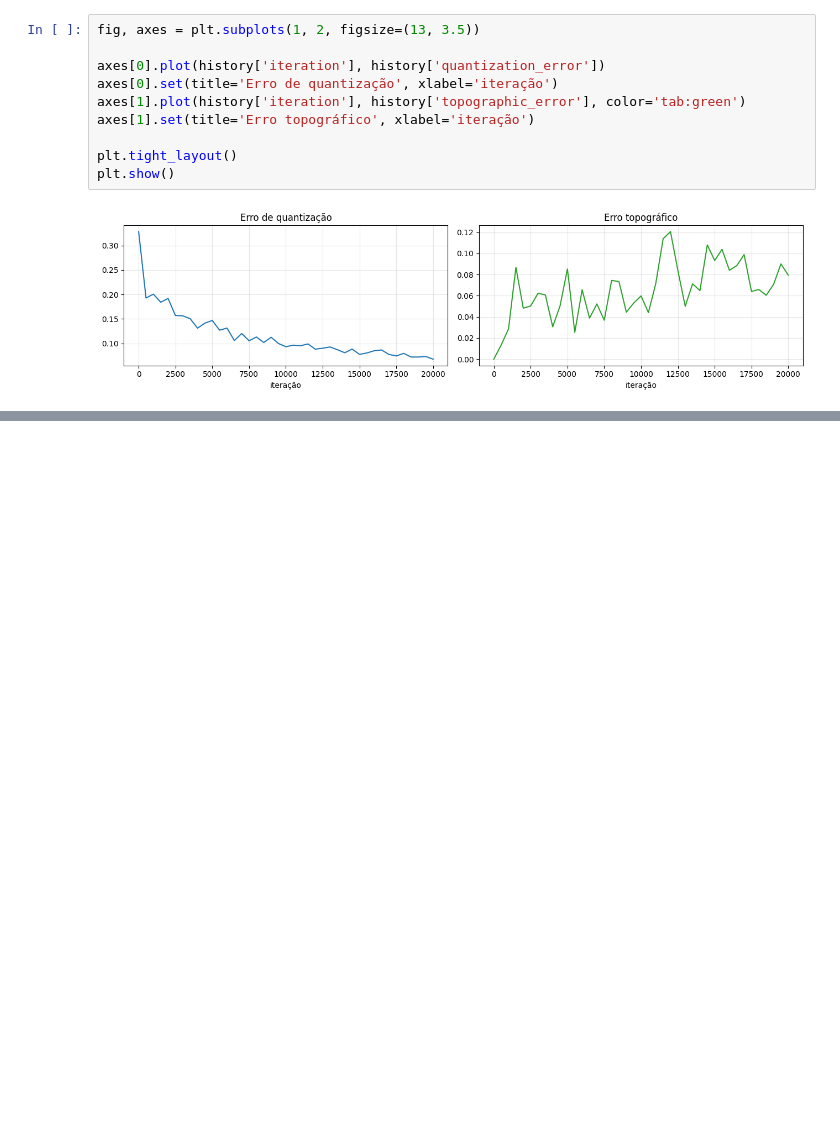
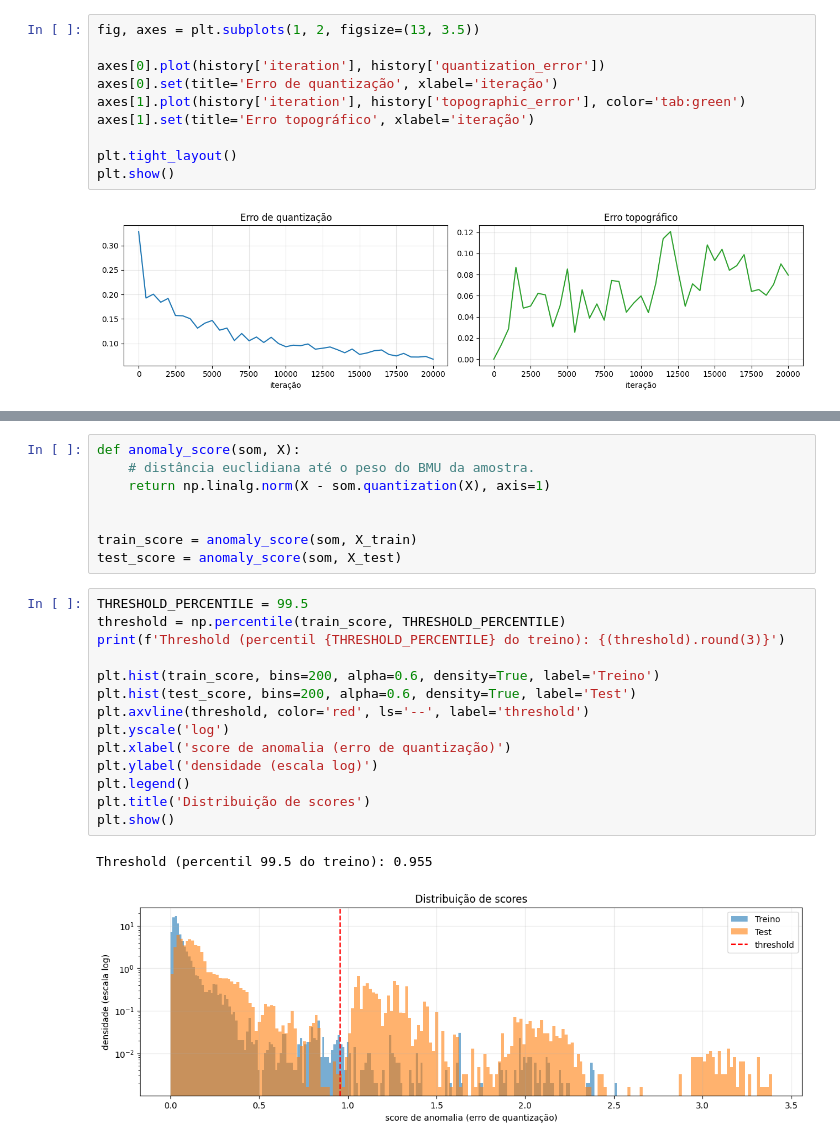
Before and after one commit to JoaoVictorCRP/mestrado-ppgca, a Jupyter notebook: notebooks/som-ad.ipynb, the cells around one changed output, grey strips where cells are left out. Cells and saved outputs as stored; diff of their text form; blank space fills up the shorter version.

```diff
--- a/notebooks/som-ad.ipynb
+++ b/notebooks/som-ad.ipynb
@@ -321,0 +347,25 @@ plt.show()
+# %%
+def anomaly_score(som, X):
+    # distância euclidiana até o peso do BMU da amostra.
+    return np.linalg.norm(X - som.quantization(X), axis=1)
+
+
+train_score = anomaly_score(som, X_train)
+test_score = anomaly_score(som, X_test)
+# %%
+THRESHOLD_PERCENTILE = 99.5
+threshold = np.percentile(train_score, THRESHOLD_PERCENTILE)
+print(f'Threshold (percentil {THRESHOLD_PERCENTILE} do treino): {(threshold).round(3)}')
+
+plt.hist(train_score, bins=200, alpha=0.6, density=True, label='Treino')
+plt.hist(test_score, bins=200, alpha=0.6, density=True, label='Test')
+plt.axvline(threshold, color='red', ls='--', label='threshold')
+plt.yscale('log')
+plt.xlabel('score de anomalia (erro de quantização)')
+plt.ylabel('densidade (escala log)')
+plt.legend()
+plt.title('Distribuição de scores')
+plt.show()
+# %% [output]
+Threshold (percentil 99.5 do treino): 0.955
+[figure, added]
```
Also changed, not shown: parts of 7 cells of this notebook.
